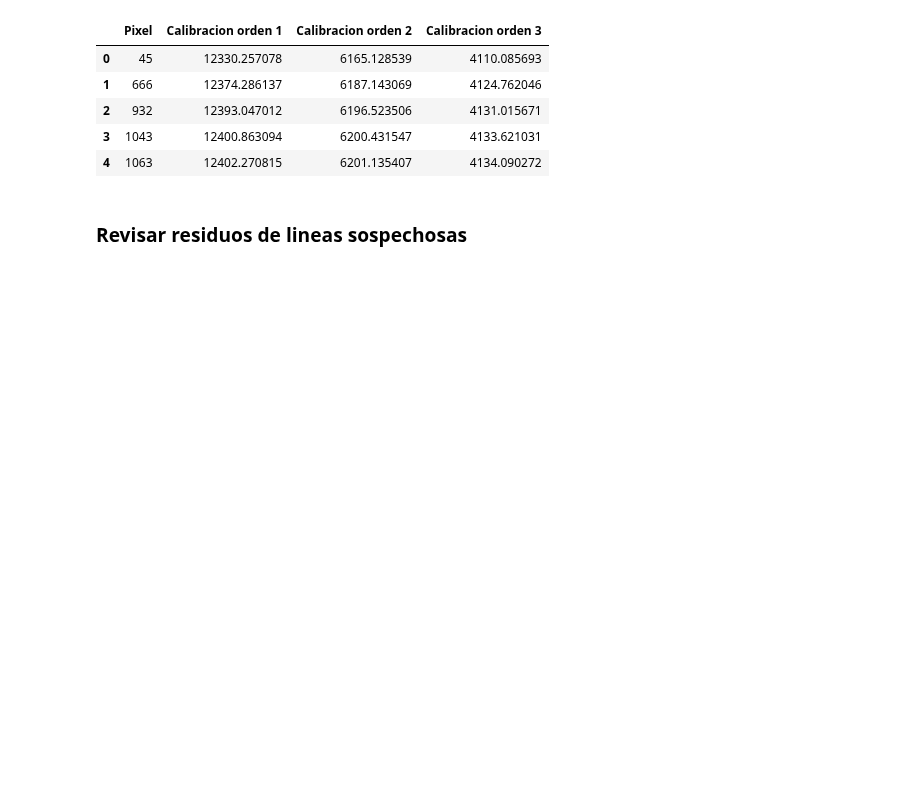
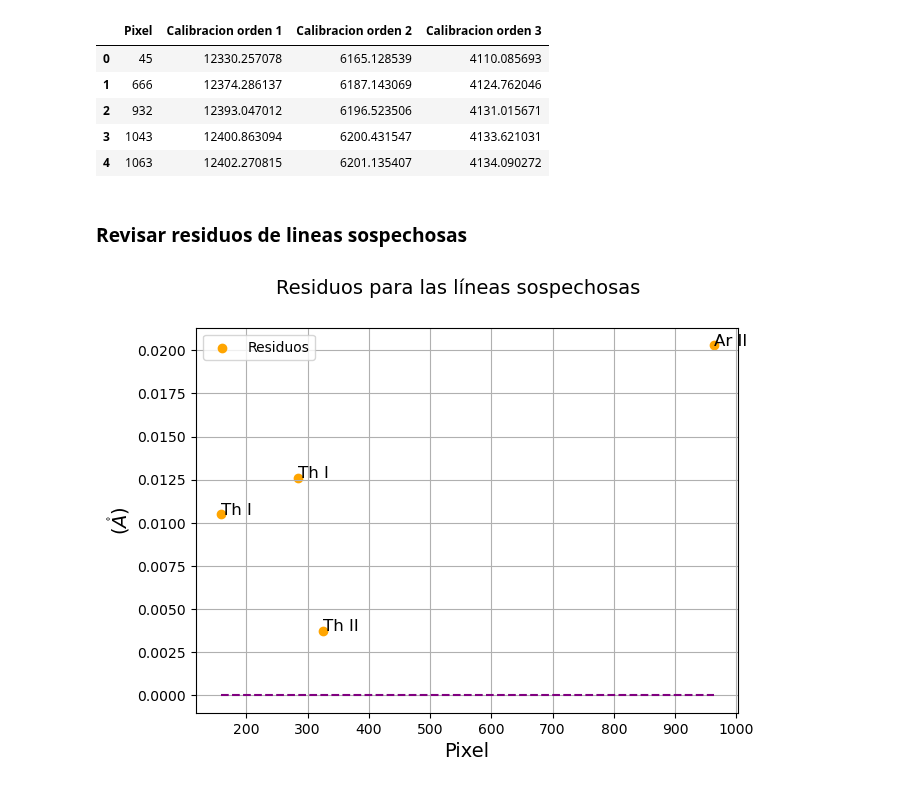
Before and after one commit to ccuellarn/Torium-Operation, a Jupyter notebook: Data/Th 6200/Analisis_6200.ipynb, the cells around one changed output. Saved outputs shown, nothing was run; the diff lists cells and outputs as text; code cells hidden in the pictures; blank space fills up the shorter version.

```diff
--- a/Data/Th 6200/Analisis_6200.ipynb
+++ b/Data/Th 6200/Analisis_6200.ipynb
@@ -448,29 +445,31 @@ LineasSos_
 # %% [markdown]
 ### Revisar residuos de lineas sospechosas
 # %%
-# #Calcular residuos de las líneas sospechosas
-# nist = LineasSos['Catalogo longitud']
-# calc = LineasSos['Longitud Calculada']
-# residuos = calc - nist
+#Calcular residuos de las líneas sospechosas
+nist = LineasSos['Catalogo longitud']
+calc = LineasSos['Longitud Calculada']
+residuos = calc - nist
 
-# pixel = LineasSos['Pixel']
+pixel = LineasSos['Pixel']
 
-# #Etiquetas de elementos
-# label = [each for each in LineasSos['Elemento']]
+#Etiquetas de elementos
+label = [each for each in LineasSos['Elemento']]
 
-# #Gráfico con residuos
-# figr, axr = plt.subplots(1,1, figsize=(7,5))
+#Gráfico con residuos
+figr, axr = plt.subplots(1,1, figsize=(7,5))
 
-# figr.suptitle(r'Residuos para las líneas sospechosas',fontsize=14)
+figr.suptitle(r'Residuos para las líneas sospechosas',fontsize=14)
 
-# axr.scatter(pixel,residuos,label = 'Residuos',color='orange')
-# axr.plot(pixel,np.linspace(0,0,len(residuos)),'--',color='purple')
-# axr.grid()
-# axr.legend()
-# axr.set_xlabel(r'Pixel',fontsize=14)
-# axr.set_ylabel(r'$(\mathring{A})$',fontsize=14)
+axr.scatter(pixel,residuos,label = 'Residuos',color='orange')
+axr.plot(pixel,np.linspace(0,0,len(residuos)),'--',color='purple')
+axr.grid()
+axr.legend()
+axr.set_xlabel(r'Pixel',fontsize=14)
+axr.set_ylabel(r'$(\mathring{A})$',fontsize=14)
 
-# for j in range (0, len(label)):
-#     plt.annotate(label[j], (pixel[j], residuos[j]),fontsize=12)
+for j in range (0, len(label)):
+    plt.annotate(label[j], (pixel[j], residuos[j]),fontsize=12)
 
-# #figr.savefig('Residuos th 6200.jpg')
+#figr.savefig('Residuos th 6200.jpg')
+# %% [output]
+[figure, added]
```
Also changed, not shown: parts of 3 cells of this notebook, 4 other files.
